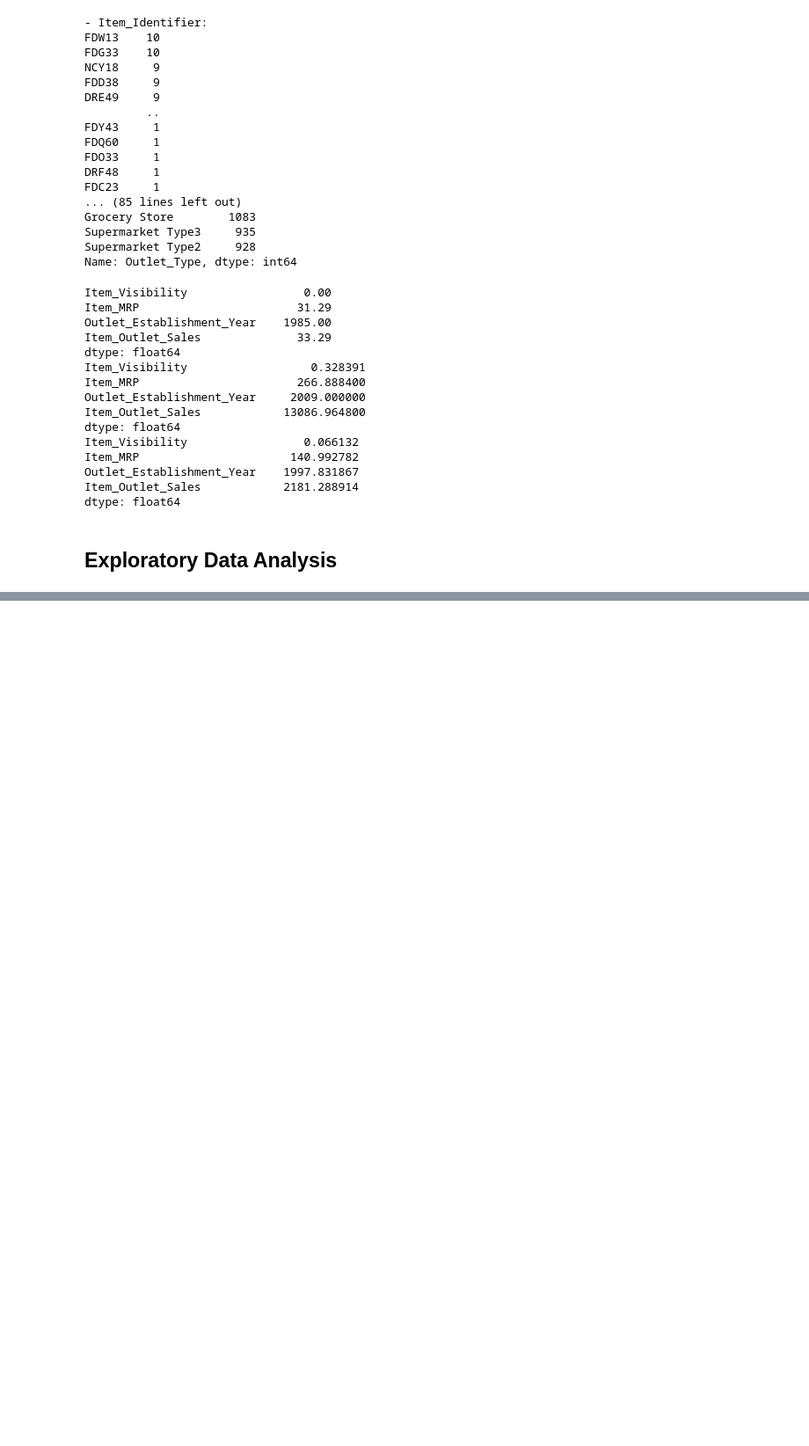
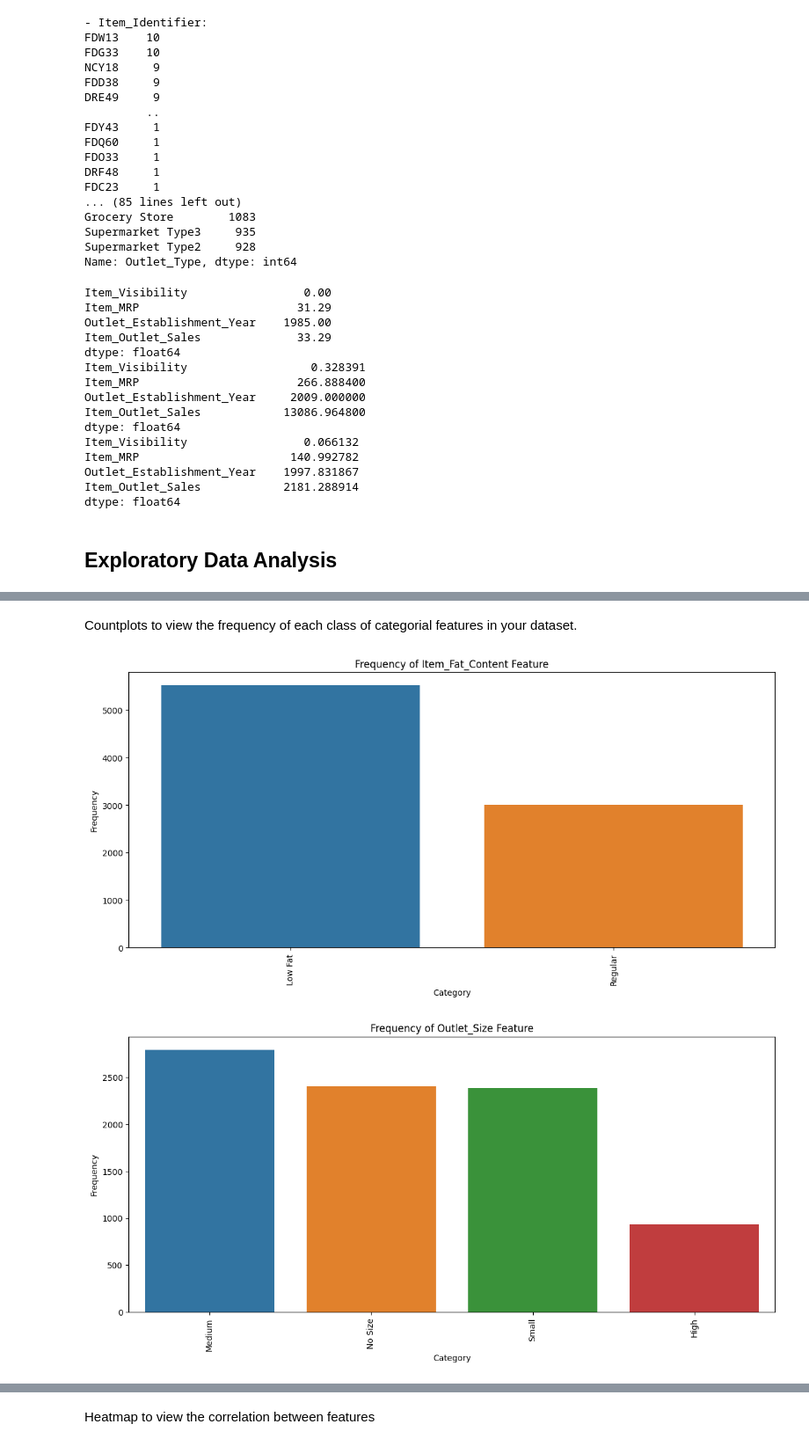
Before and after one commit to SlabberP/Prediction-of-Product-Sales, a Jupyter notebook: Prediction_of_Product_Sales.ipynb, the cells around one changed output, grey strips where cells are left out. Shown: that part at 88% size. Saved outputs shown, nothing was run; the diff lists cells and outputs as text; code cells hidden in the pictures; blank space fills up the shorter version.

```diff
--- a/Prediction_of_Product_Sales.ipynb
+++ b/Prediction_of_Product_Sales.ipynb
@@ -264,0 +304,34 @@ dtype: float64
+# %% [markdown]
+Countplots to view the frequency of each class of categorial features in your dataset.
+# %%
+# Countplot for Item_Fat_Content
+
+plt.figure(figsize=(14, 6))  # Adjust the figure size if needed
+sns.countplot(x='Item_Fat_Content', data=df, order=df['Item_Fat_Content'].value_counts().index)
+plt.xlabel('Category')
+plt.ylabel('Frequency')
+plt.title('Frequency of Item_Fat_Content Feature')
+plt.xticks(rotation=90)  # Rotating x-axis labels if they are long
+plt.show()
+
+# Countplot for Outlet_Size
+
+plt.figure(figsize=(14, 6))  # Adjust the figure size if needed
+sns.countplot(x='Outlet_Size', data=df, order=df['Outlet_Size'].value_counts().index)
+plt.xlabel('Category')
+plt.ylabel('Frequency')
+plt.title('Frequency of Outlet_Size Feature')
+plt.xticks(rotation=90)  # Rotating x-axis labels if they are long
+plt.show()
+
+# Countplot for Outlet_Location_Type
+plt.figure(figsize=(14, 6))  # Adjust the figure size if needed
+sns.countplot(x='Outlet_Location_Type', data=df, order=df['Outlet_Location_Type'].value_counts().index)
+plt.xlabel('Category')
+plt.ylabel('Frequency')
+plt.title('Frequency of Outlet_Location_Type Feature')
+plt.xticks(rotation=90)  # Rotating x-axis labels if they are long
+plt.show()
+# %% [output]
+[figure, added]
+[figure, added]
@@ -264,0 +339,2 @@ dtype: float64
+# %% [markdown]
+Heatmap to view the correlation between features
```
Also changed, not shown: parts of 67 cells of this notebook.
